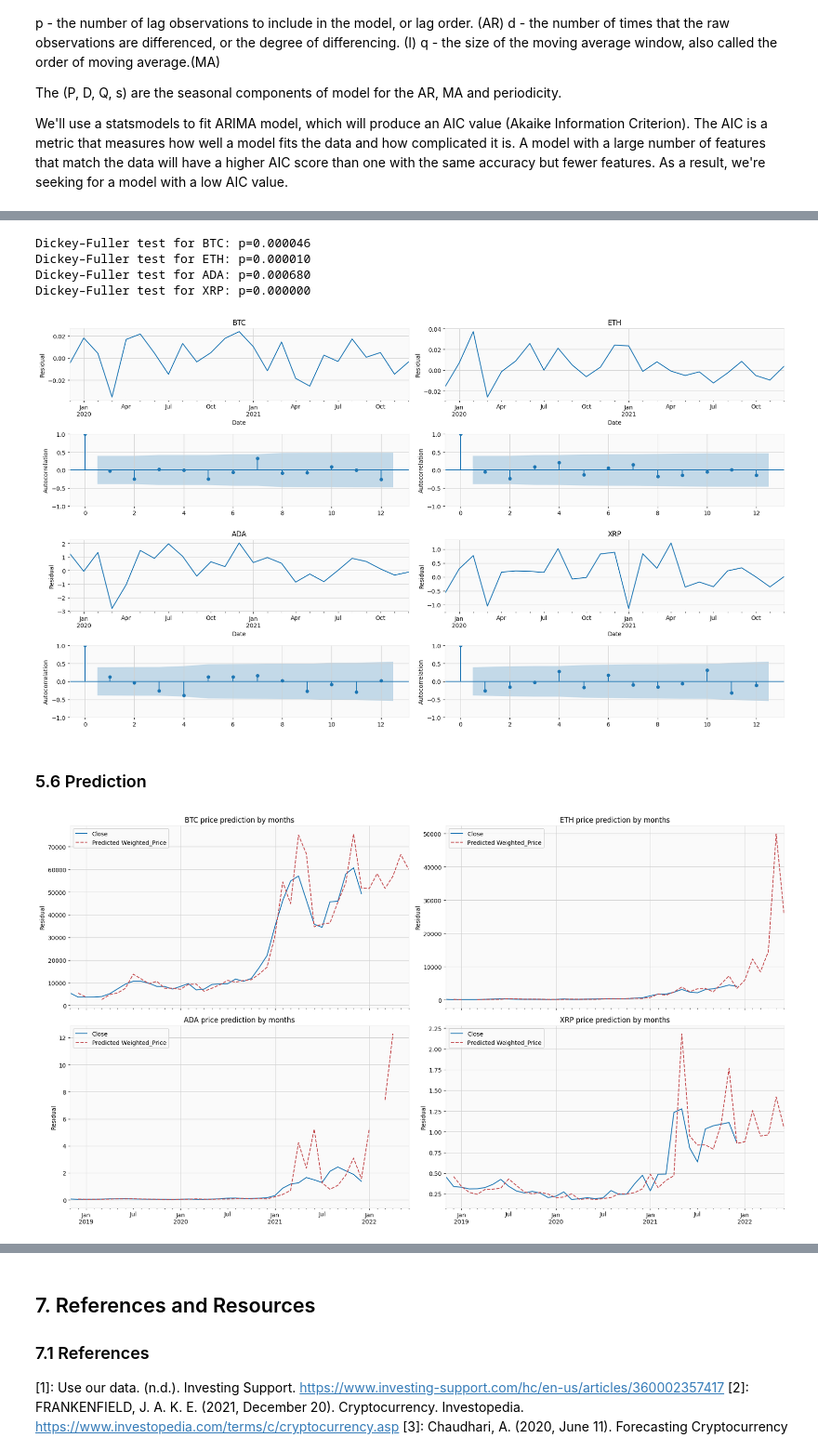
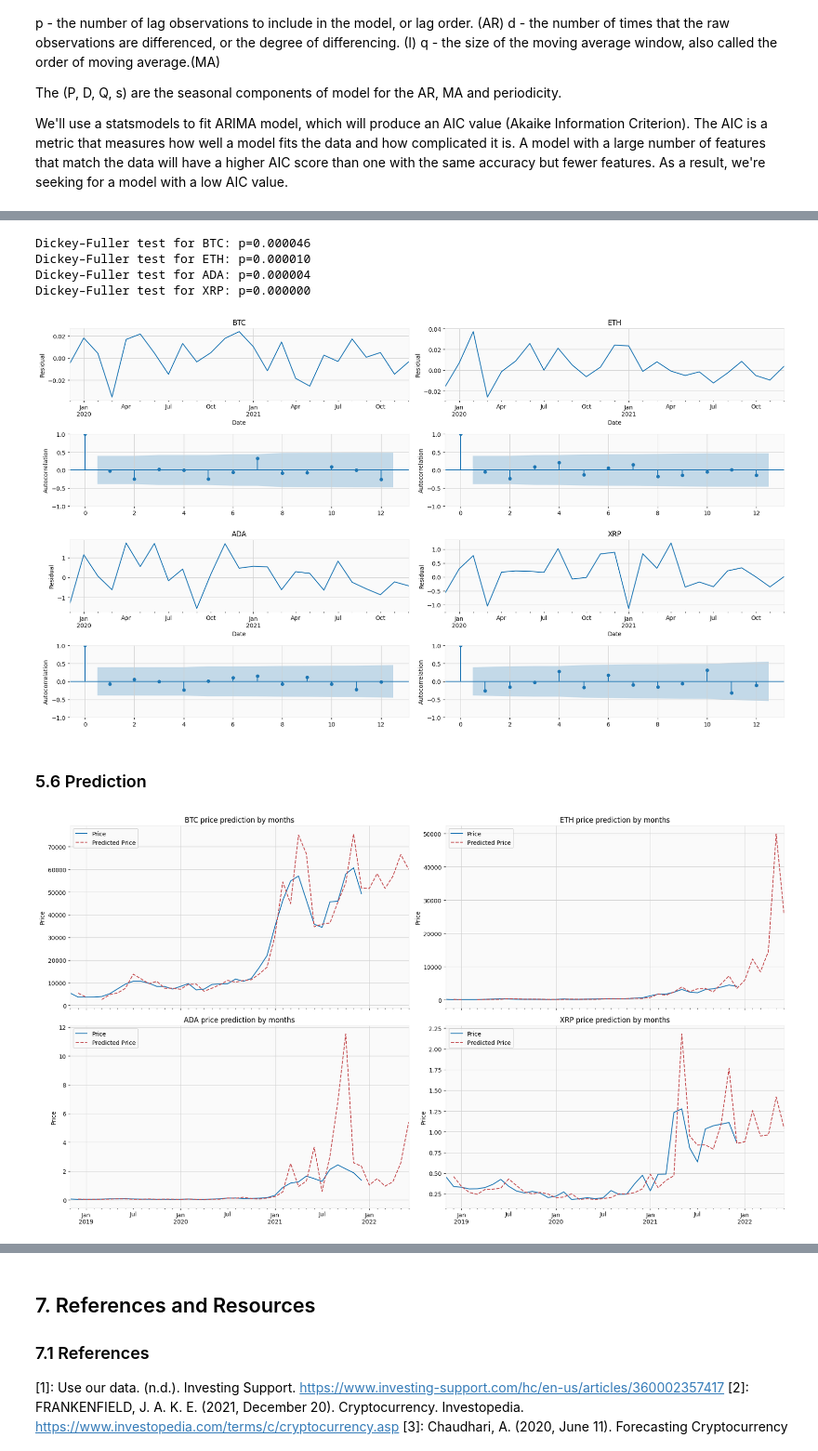
Before and after one commit to gshudhanshu/CM2015-Programming-with-data_Mid-term, a Jupyter notebook: CM2015_Mid-term.ipynb, the cells around one changed output, grey strips where cells are left out. Shown at 93% size. Drawn from its saved outputs; the diff is of its cells as text; code cells hidden in the pictures.

```diff
--- a/CM2015_Mid-term.ipynb
+++ b/CM2015_Mid-term.ipynb
@@ -577,7 +577,7 @@ for symbol in monthMean:
         try:
             # I am using 4 month seasonal for ADA because 3 month seasonal is not giving good p values.
             if (symbol == 'ADA'):
-                model = SARIMAX(monthMean[symbol].close_box, order=(param[0], d, param[1]), seasonal_order=(param[2], D, param[3], 12)).fit(disp=-1)
+                model = SARIMAX(monthMean[symbol].close_box, order=(param[0], d, param[1]), seasonal_order=(param[2], D, param[3], 8)).fit(disp=-1)
             else:
                 model = SARIMAX(monthMean[symbol].close_box, order=(param[0], d, param[1]), seasonal_order=(param[2], D, param[3], 3)).fit(disp=-1)
 
@@ -650,14 +650,13 @@ plt.show()
 # %% [output]
 Dickey–Fuller test for BTC: p=0.000046
 Dickey–Fuller test for ETH: p=0.000010
-Dickey–Fuller test for ADA: p=0.000680
+Dickey–Fuller test for ADA: p=0.000004
 Dickey–Fuller test for XRP: p=0.000000
-[figure, old version]
+[figure, new version]
 # %% [markdown]
 ### 5.6 Prediction
 # %%
 fig, axes = plt.subplots(ncols=2, nrows=2, sharex=True, figsize=(18,10))
-
 
 # Inverse Box-Cox Transformation Function
 def invboxcox(y,lmbda):
@@ -665,38 +664,35 @@ def invboxcox(y,lmbda):
       return(np.exp(y))
    else:
       return(np.exp(np.log(lmbda*y+1)/lmbda))
 
 # Function to plot graph
 def plotPrediction(res, axes, coinName):
 
-    res.Close.plot(ax=axes[0])
+    res.Close.plot(ax=axes[0], label='Price')
     axes[0].set_ylabel('mean USD')
 
-    res.forecast.plot(ax=axes[0], color='r', ls='--', label='Predicted Weighted_Price')
-    axes[0].set_ylabel('Residual')
+    res.forecast.plot(ax=axes[0], color='r', ls='--', label='Predicted Price')
+    axes[0].set_ylabel('Price')
 
     axes[0].set_title(coinName+' price prediction by months')
 
     axes[0].legend(loc='upper left')
 
-    # DFmonth[symbol].Close.plot()
-    # DFmonth[symbol].forecast.plot(color='r', ls='--', label='Predicted Weighted_Price')
-
+# Prediction of coin prices
 DFmonth = {}
 
 for i, j, symbol in zip((1,1,2,2), (0,1,0,1), monthMean):
 
-    # Prediction
     DFmonth[symbol] = monthMean[symbol][['Close']]
     date_list = [datetime(2022, 1, 31), datetime(2022, 2, 28), datetime(2022, 3, 31), datetime(2022, 4, 30), datetime(2022, 5, 31), datetime(2022, 6, 30)]
     future = pd.DataFrame(index=date_list, columns= monthMean[symbol].columns)
     DFmonth[symbol] = pd.concat([DFmonth[symbol], future])
     DFmonth[symbol]['forecast'] = invboxcox(best_models[symbol].predict(start=datetime(2018, 12, 31), end=datetime(2022, 6, 30)), lmbda[symbol])
 
     res = DFmonth[symbol]
     plotPrediction(res, axes[(i-1):(i),j], symbol)
 
 plt.tight_layout()
 plt.show()
 # %% [output]
-[figure, old version]
+[figure, new version]
```
Also changed, not shown: parts of 6 cells of this notebook.
